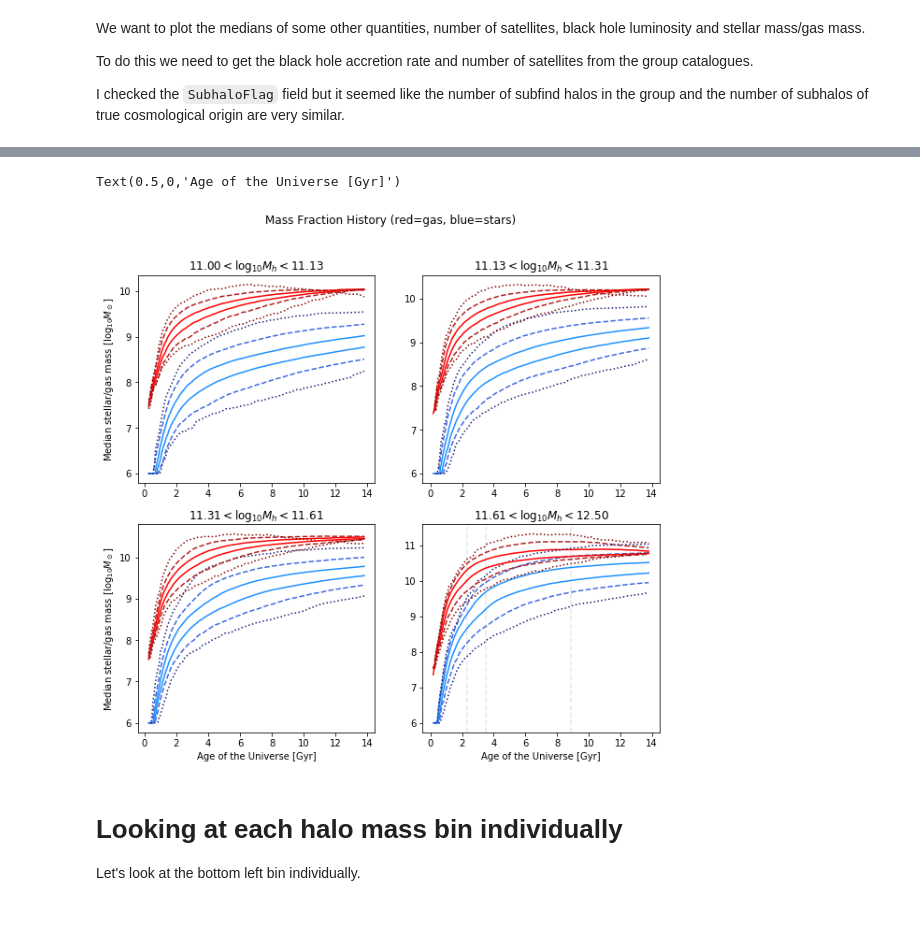
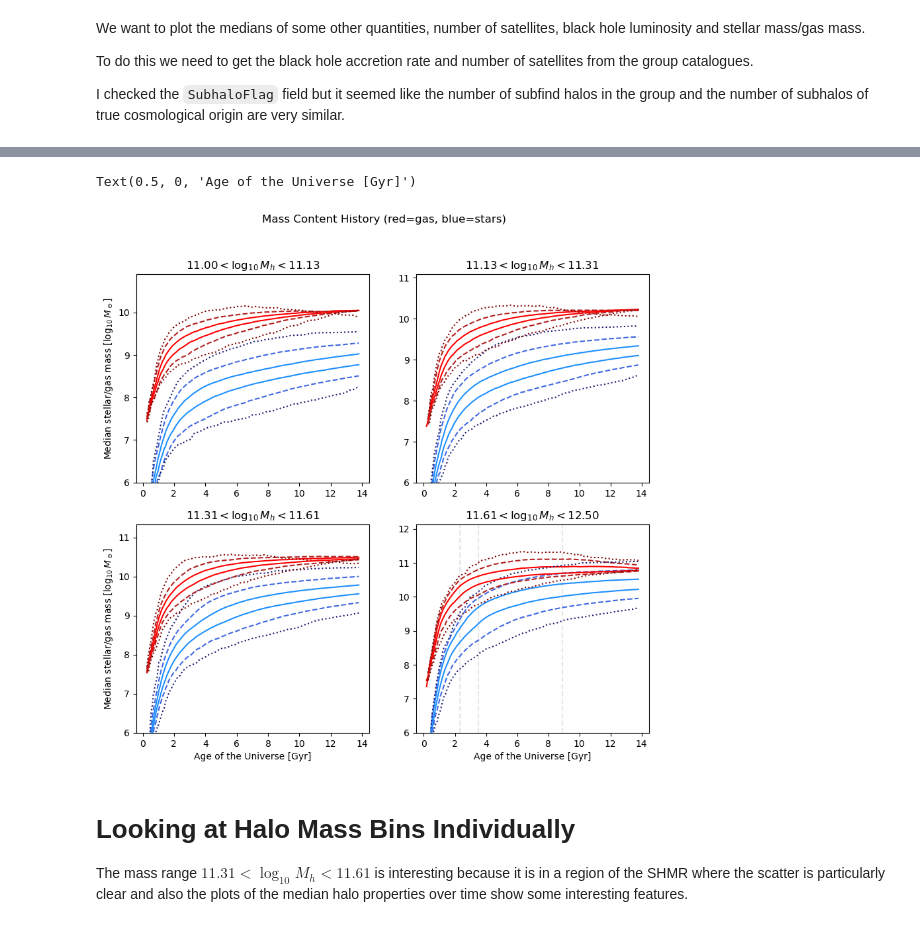
Before and after one commit to lachlandk/shmr-scatter, a Jupyter notebook: halo_properties.ipynb, the cells around one changed output, grey strips where cells are left out. Drawn from its saved outputs; the diff is of its cells as text; code cells hidden in the pictures.

```diff
--- a/halo_properties.ipynb
+++ b/halo_properties.ipynb
@@ -128,17 +130,21 @@ We want to plot the medians of some other quantities, number of satellites, blac
 To do this we need to get the black hole accretion rate and number of satellites from the group catalogues.
 
 I checked the `SubhaloFlag` field but it seemed like the number of subfind halos in the group and the number of subhalos of true cosmological origin are very similar.
-# %%
-# load data
-with np.load("additional_data.npz") as data:
-    bh_mdot = data["BHMdot"]
-    satellites = data["satellites"]
+# %%
+# load additional halo properties
+with h5py.File("halo_properties.hdf5", "r") as file:
+    bh_mdot = np.array(file["bh_mdot"])
+    satellites = np.array(file["satellites"])
+    beta = np.array(file["beta"])
 # %%
+# bin the properties just like efficiency above
 binned_bh_mdot = np.ndarray((4, 6, 100))
 binned_satellites = np.ndarray((4, 6, 100))
+binned_beta = np.ndarray((4, 6, 100))
 
 for i, quartile in enumerate(quartile_filters):
     for j, sig_filter in enumerate(sigma_filters[i]):
         for k in range(100):
             binned_bh_mdot[i, j, k] = np.nanmedian(bh_mdot[quartile, k][sig_filter])
             binned_satellites[i, j, k] = np.nanmedian(satellites[quartile, k][sig_filter])
+            binned_beta[i, j, k] = np.nanmedian(beta[quartile, k][sig_filter])
@@ -195,0 +204,17 @@ Text(0.5,0,'Age of the Universe [Gyr]')
+# %%
+fig, axes = plt.subplots(2, 2, figsize=(10, 9))
+axes = axes.flatten()
+
+for i in range(4):
+    for point in inflection_points[i]:
+        axes[i].axvline(point, ls="--", c="0.9")
+
+    axes[i].set_title(f"${bounds[i]:.2f}<\log_{{10}}M_h<{bounds[i+1]:.2f}$")
+    for j in range(6):
+        axes[i].plot(time, binned_beta[i, j], linestyle=styles[j])
+
+fig.suptitle("Anisotropy History")
+axes[0].set_ylabel("Median anisotropy parameter")
+axes[2].set_ylabel("Median anisotropy parameter")
+axes[2].set_xlabel("Age of the Universe [Gyr]")
+axes[3].set_xlabel("Age of the Universe [Gyr]")
@@ -208,28 +241,30 @@ for i, quartile in enumerate(quartile_filters):
 # %%
 fig, axes = plt.subplots(2, 2, figsize=(10, 9))
 axes = axes.flatten()
 
 for i in range(4):
     for point in inflection_points[i]:
         axes[i].axvline(point, ls="--", c="0.9")
 
     axes[i].set_title(f"${bounds[i]:.2f}<\log_{{10}}M_h<{bounds[i+1]:.2f}$")
     for j in range(6):
         axes[i].plot(time, binned_stellar_mass[i, j], linestyle=styles[j], c=star_colours[j])
         axes[i].plot(time, binned_gas_mass[i, j], linestyle=styles[j], c=gas_colours[j])
 
-fig.suptitle("Mass Fraction History (red=gas, blue=stars)")
+    axes[i].set_ylim(bottom=6)  # lower mass limit in simulation
+
+fig.suptitle("Mass Content History (red=gas, blue=stars)")
 axes[0].set_ylabel("Median stellar/gas mass [$\\log_{10}M_\\odot$]")
 axes[2].set_ylabel("Median stellar/gas mass [$\\log_{10}M_\\odot$]")
 axes[2].set_xlabel("Age of the Universe [Gyr]")
 axes[3].set_xlabel("Age of the Universe [Gyr]")
 # %% [output]
-Text(0.5,0,'Age of the Universe [Gyr]')
+Text(0.5, 0, 'Age of the Universe [Gyr]')
-[figure, old version]
+[figure, new version]
-# %% [markdown]
-# Looking at each halo mass bin individually
-
-Let's look at the bottom left bin individually.
+# %% [markdown]
+# Looking at Halo Mass Bins Individually
+
+The mass range $11.31<\log_{10}M_h<11.61$ is interesting because it is in a region of the SHMR where the scatter is particularly clear and also the plots of the median halo properties over time show some interesting features.
 # %%
 fig, axes = plt.subplots(2, 2, figsize=(10, 9))
 axes = axes.flatten()
```
Also changed, not shown: parts of 18 cells of this notebook, 3 other files.
